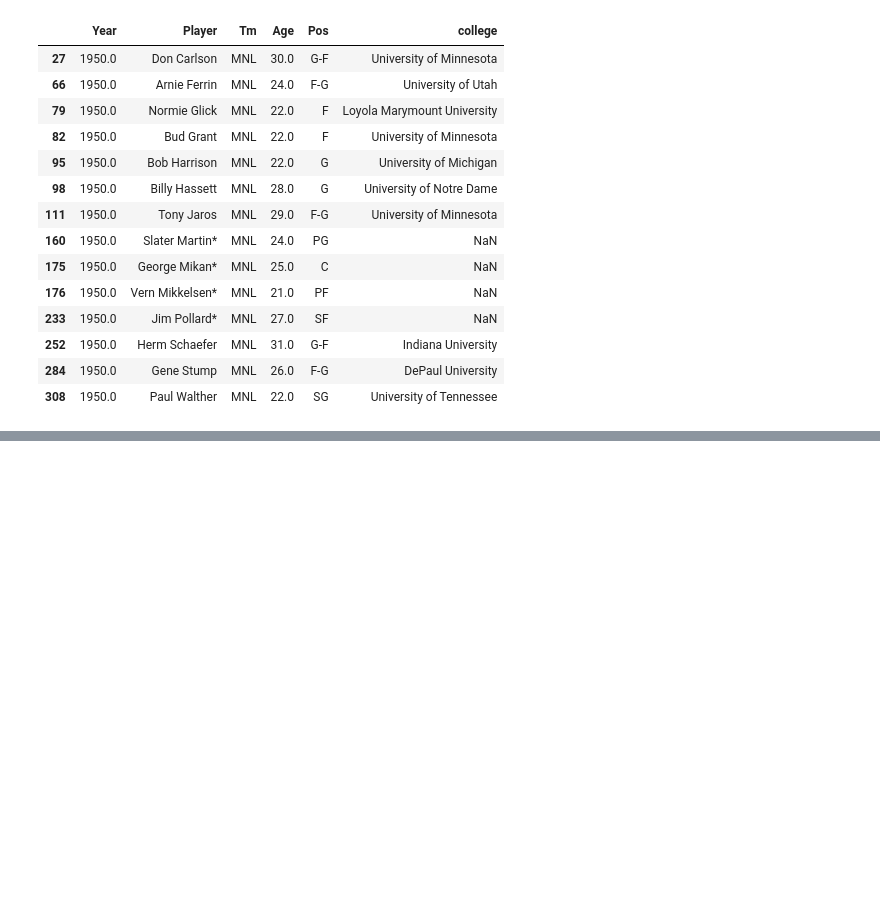
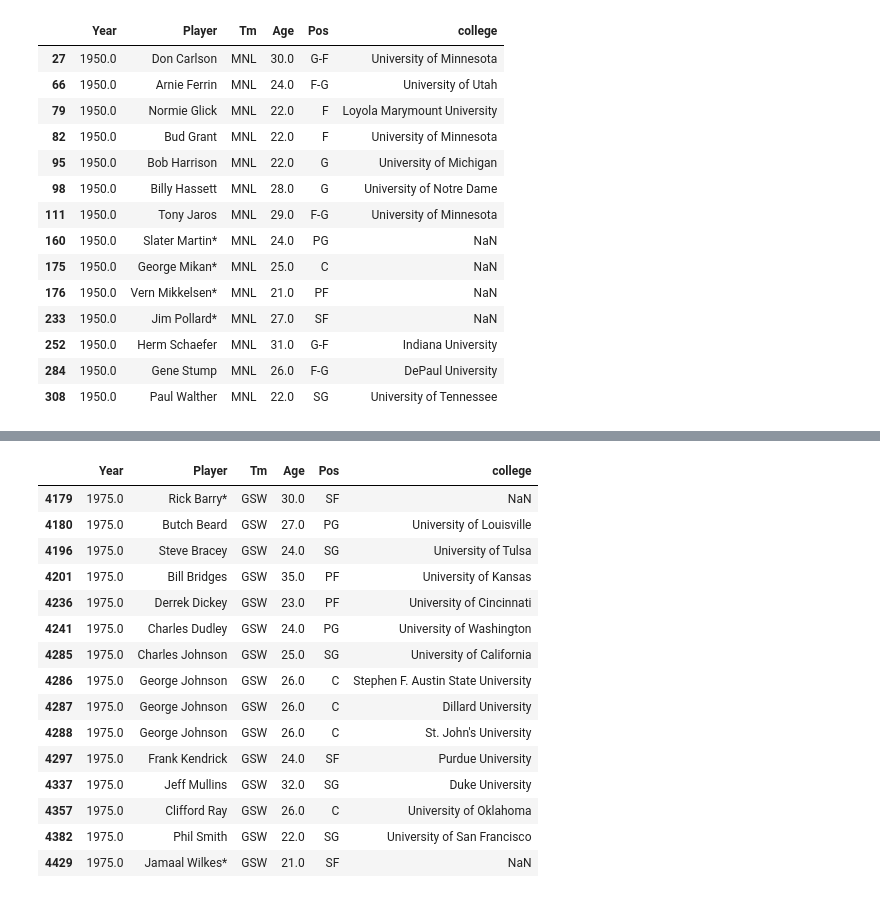
Before and after one commit to khodges10/Project1, a Jupyter notebook: NbaProject.ipynb, the cells around one changed output, grey strips where cells are left out. Cells and saved outputs as stored; diff of their text form; code cells hidden in the pictures; blank space fills up the shorter version.

```diff
--- a/NbaProject.ipynb
+++ b/NbaProject.ipynb
@@ -55,0 +489,21 @@ nba_1950college
+# %%
+nba_1975champion = nba_champion.loc[nba_champion["Year"] == 1975.0]
+nba_1975champion = nba_1975champion.loc[nba_1975champion["Tm"] == "GSW"]
+nba_1975champion
+# %% [output]
+|  | Year | Player | Tm | Age | Pos | college |
+| 4179 | 1975.0 | Rick Barry* | GSW | 30.0 | SF | NaN |
+| 4180 | 1975.0 | Butch Beard | GSW | 27.0 | PG | University of Louisville |
+| 4196 | 1975.0 | Steve Bracey | GSW | 24.0 | SG | University of Tulsa |
+| 4201 | 1975.0 | Bill Bridges | GSW | 35.0 | PF | University of Kansas |
+| 4236 | 1975.0 | Derrek Dickey | GSW | 23.0 | PF | University of Cincinnati |
+| 4241 | 1975.0 | Charles Dudley | GSW | 24.0 | PG | University of Washington |
+| 4285 | 1975.0 | Charles Johnson | GSW | 25.0 | SG | University of California |
+| 4286 | 1975.0 | George Johnson | GSW | 26.0 | C | Stephen F. Austin State University |
+| 4287 | 1975.0 | George Johnson | GSW | 26.0 | C | Dillard University |
+| 4288 | 1975.0 | George Johnson | GSW | 26.0 | C | St. John's University |
+| 4297 | 1975.0 | Frank Kendrick | GSW | 24.0 | SF | Purdue University |
+| 4337 | 1975.0 | Jeff Mullins | GSW | 32.0 | SG | Duke University |
+| 4357 | 1975.0 | Clifford Ray | GSW | 26.0 | C | University of Oklahoma |
+| 4382 | 1975.0 | Phil Smith | GSW | 22.0 | SG | University of San Francisco |
+| 4429 | 1975.0 | Jamaal Wilkes* | GSW | 21.0 | SF | NaN |
```
Also changed, not shown: parts of 31 cells of this notebook.
